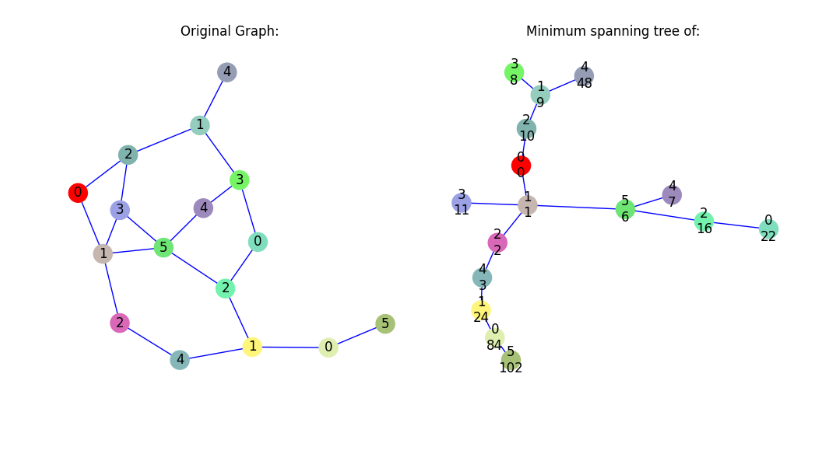
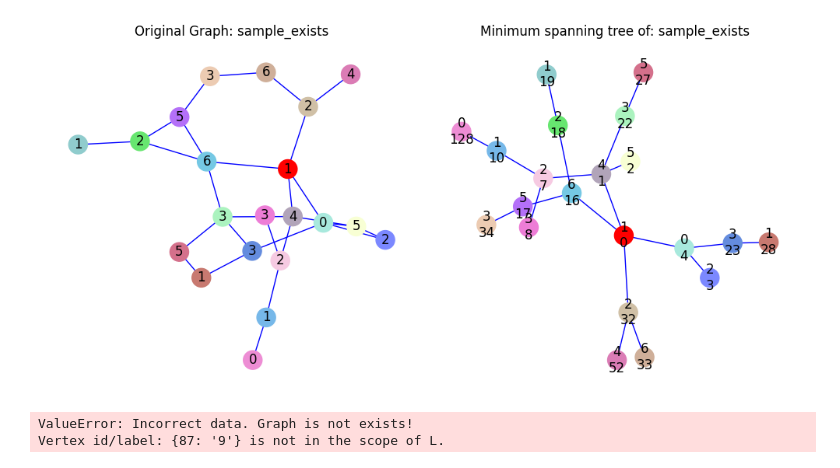
Before and after one commit to NickIT87/IAMM_proceedings, a Jupyter notebook: Linguistic_representation_of_deterministic_graphs/index.ipynb, the cells around one changed output. Drawn from its saved outputs; the diff is of its cells as text; code cells hidden in the pictures; blank space fills up the shorter version.

Commit message:
sample usage definition

```diff
--- a/Linguistic_representation_of_deterministic_graphs/index.ipynb
+++ b/Linguistic_representation_of_deterministic_graphs/index.ipynb
@@ -29,4 +77,11 @@ example.html
-# %%
-print_data(G)
-# %% [output]
-[figure, removed]
+# %%
+S = ap_graph(sample_exists[0], sample_exists[1])
+S.name = 'sample_exists'
+print_data(S)
+# %% [output]
+[figure, added]
+# %%
+ap_graph(sample_not_exists[0], sample_not_exists[1])
+# %% [output]
+ValueError: Incorrect data. Graph is not exists!
+Vertex id/label: {87: '9'} is not in the scope of L.
```
Also changed, not shown: parts of 13 cells of this notebook, 6 other files.
